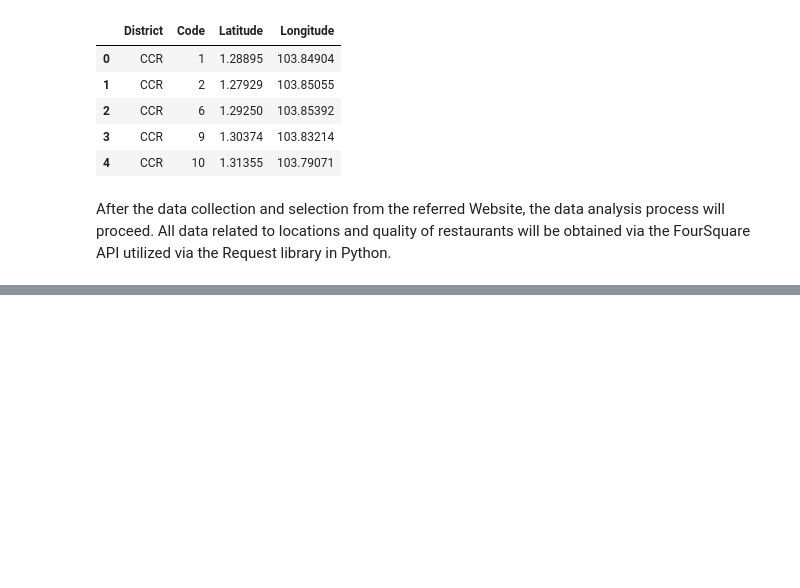
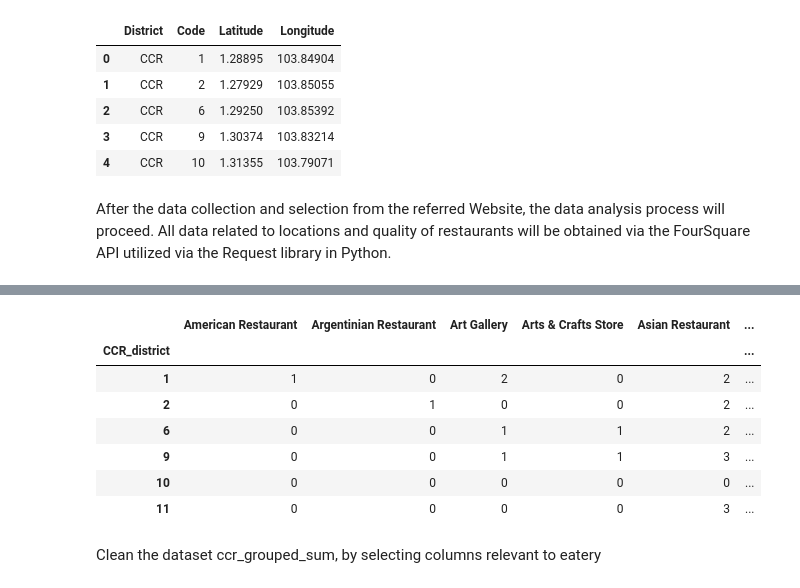
Before and after one commit to Lzhou2020/github-capstone-project, a Jupyter notebook: The Battle of Neighborhoods.ipynb, the cells around one changed output, grey strips where cells are left out. Saved outputs shown, nothing was run; the diff lists cells and outputs as text; code cells hidden in the pictures; blank space fills up the shorter version.

```diff
--- a/The Battle of Neighborhoods.ipynb
+++ b/The Battle of Neighborhoods.ipynb
@@ -170,0 +219,14 @@ results
+# %%
+# Analyze each of the districts from the results
+
+# one hot encoding
+ccr_onehot = pd.get_dummies(ccr_venues[['Venue Category']], prefix="", prefix_sep="")
+
+# add neighborhood column back to dataframe
+ccr_onehot['CCR_district'] = ccr_venues['CCR_district']
+
+# move neighborhood column to the first column
+fixed_columns = [ccr_onehot.columns[-1]] + list(ccr_onehot.columns[:-1])
+ccr_onehot = ccr_onehot[fixed_columns]
+
+ccr_onehot.head()
@@ -170,0 +297,15 @@ results
+# %%
+# find the numbers of each venue in a District
+ccr_grouped_sum = ccr_onehot.groupby('CCR_district').sum()
+ccr_grouped_sum
+# %% [output]
+|  | American Restaurant | Argentinian Restaurant | Art Gallery | Arts & Crafts Store | Asian Restaurant | ... |
+| CCR_district |  |  |  |  |  | ... |
+| 1 | 1 | 0 | 2 | 0 | 2 | ... |
+| 2 | 0 | 1 | 0 | 0 | 2 | ... |
+| 6 | 0 | 0 | 1 | 1 | 2 | ... |
+| 9 | 0 | 0 | 1 | 1 | 3 | ... |
+| 10 | 0 | 0 | 0 | 0 | 0 | ... |
+| 11 | 0 | 0 | 0 | 0 | 3 | ... |
+# %% [markdown]
+Clean the dataset ccr_grouped_sum, by selecting columns relevant to eatery
```
Also changed, not shown: parts of 51 cells of this notebook.
